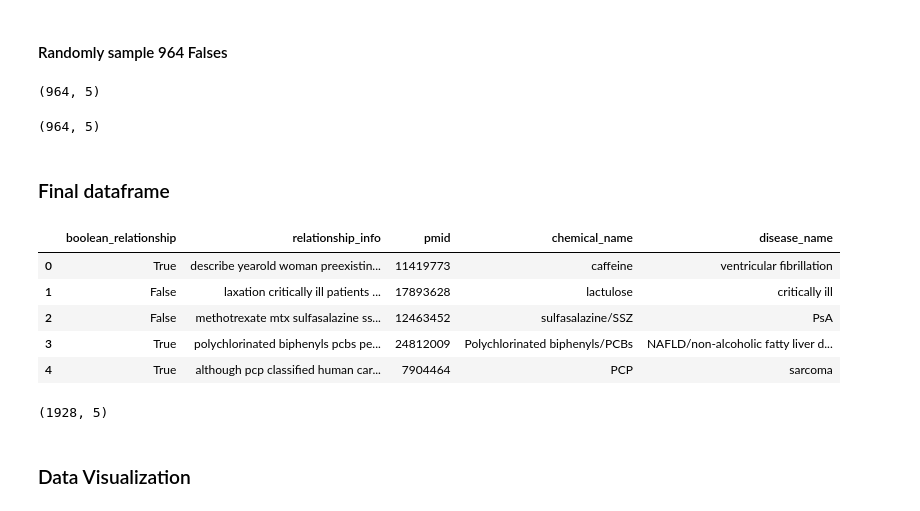
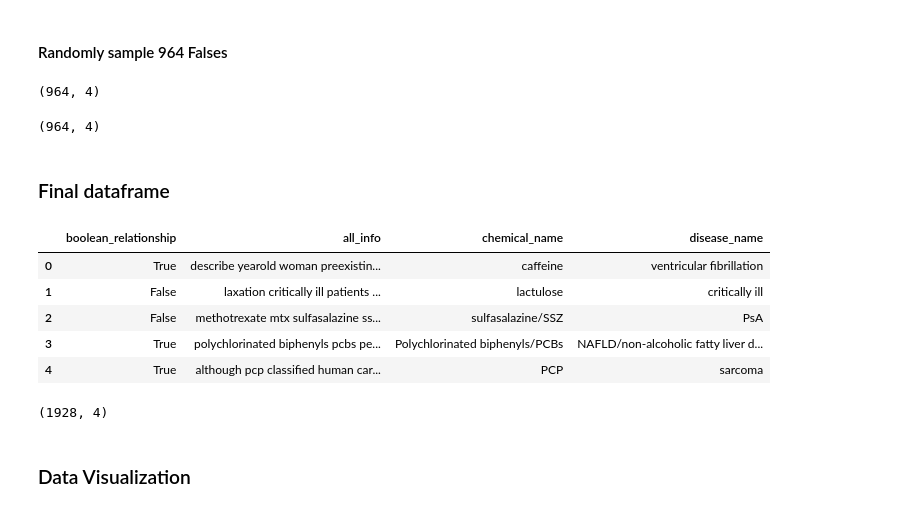
Before and after one commit to theresacervantes/Chemicals_and_diseases, a Jupyter notebook: 1_Cleaning_chemials_and_diseases.ipynb, the cells around one changed output. Drawn from its saved outputs; the diff is of its cells as text; code cells hidden in the pictures.

```diff
--- a/1_Cleaning_chemials_and_diseases.ipynb
+++ b/1_Cleaning_chemials_and_diseases.ipynb
@@ -231,0 +225,3 @@ The model is currently overfit because the model is excessively complex... It ha
+# %%
+df_all = pd.read_csv('data/df_all.csv', na_values=['?'])
+df_all.head()
@@ -243,14 +246,14 @@ print("# of diseases occuring once: ", sum( x == 1 for x in Counter(df2.disease_
 # of diseases occuring once:  877
 # %%
 #append the diseases that only occur once in a list
-disease_dict = Counter(df2.disease_name)
+disease_dict = Counter(df_all.disease_name)
 disease_names_occuring_once = []
 for k,v in disease_dict.items():
     if v == 1:
         disease_names_occuring_once.append(k)
 
 #append the chemicals that only occur once in a list
-chemical_dict = Counter(df2.chemical_name)
+chemical_dict = Counter(df_all.chemical_name)
 chemical_names_occuring_once = []
 for k,v in chemical_dict.items():
     if v == 1:
@@ -258,7 +261,7 @@ for k,v in chemical_dict.items():
 # %%
 #How many chemicals that occur only once, cause a disease that occurs only once?
 chemicals_and_diseases_occuring_once = []
-for c,d in zip(df2.chemical_name, df2.disease_name):
+for c,d in zip(df_all.chemical_name, df_all.disease_name):
     if c in chemical_names_occuring_once and d in disease_names_occuring_once:
         chemicals_and_diseases_occuring_once.append((c,d))
 len(chemicals_and_diseases_occuring_once)
@@ -266,8 +269,8 @@ len(chemicals_and_diseases_occuring_once)
 115
 # %%
 #removing above chemicals and diseases that only occur once from df2 and creating df3
-mask = df2['chemical_name'].isin(c for c,d in chemicals_and_diseases_occuring_once)
-df3 = df2[~mask].copy()
+mask = df_all['chemical_name'].isin(c for c,d in chemicals_and_diseases_occuring_once)
+df3 = df_all[~mask].copy()
 # %%
 #boolean verify_relationship (merging yes_direct and yes_indirect to simplify our graph)
 temp = {'yes_direct': True, 'yes_indirect':True, 'no_relation':False}
@@ -298,32 +301,32 @@ df_false0 = df4[df4['boolean_relationship']==False]
 # %%
 df_true.shape
 # %% [output]
-(964, 5)
+(964, 4)
 # %%
 df_false = df_false0.sample(n=df3.boolean_relationship.value_counts()[1], random_state=1).reset_index(drop=True)
 df_false.shape
 # %% [output]
-(964, 5)
+(964, 4)
 # %% [markdown]
 ### Final dataframe
 # %%
 #final dataframe is of the columns I wish to vectorize.
-df_labeled = df_true[['boolean_relationship','relationship_info','pmid','chemical_name','disease_name']].append(df_false[['boolean_relationship','relationship_info','pmid','chemical_name','disease_name']])
+df_labeled = df_true[['boolean_relationship','all_info','chemical_name','disease_name']].append(df_false[['boolean_relationship','all_info','chemical_name','disease_name']])
 
 #shuffling the rows...
 df_labeled = df_labeled.sample(frac=1, random_state=1).reset_index(drop=True)
 df_labeled.head()
 # %% [output]
-|  | boolean_relationship | relationship_info | pmid | chemical_name | disease_name |
-| 0 | True | describe yearold woman preexistin... | 11419773 | caffeine | ventricular fibrillation |
-| 1 | False | laxation critically ill patients ... | 17893628 | lactulose | critically ill |
-| 2 | False | methotrexate mtx sulfasalazine ss... | 12463452 | sulfasalazine/SSZ | PsA |
-| 3 | True | polychlorinated biphenyls pcbs pe... | 24812009 | Polychlorinated biphenyls/PCBs | NAFLD/non-alcoholic fatty liver d... |
-| 4 | True | although pcp classified human car... | 7904464 | PCP | sarcoma |
+|  | boolean_relationship | all_info | chemical_name | disease_name |
+| 0 | True | describe yearold woman preexistin... | caffeine | ventricular fibrillation |
+| 1 | False | laxation critically ill patients ... | lactulose | critically ill |
+| 2 | False | methotrexate mtx sulfasalazine ss... | sulfasalazine/SSZ | PsA |
+| 3 | True | polychlorinated biphenyls pcbs pe... | Polychlorinated biphenyls/PCBs | NAFLD/non-alcoholic fatty liver d... |
+| 4 | True | although pcp classified human car... | PCP | sarcoma |
 # %%
 df_labeled.shape
 # %% [output]
-(1928, 5)
+(1928, 4)
 # %%
 df_labeled.to_csv( "data/labeled_df.csv", index=False)
 # %% [markdown]
```
Also changed, not shown: parts of 13 cells of this notebook, 8 other files.
